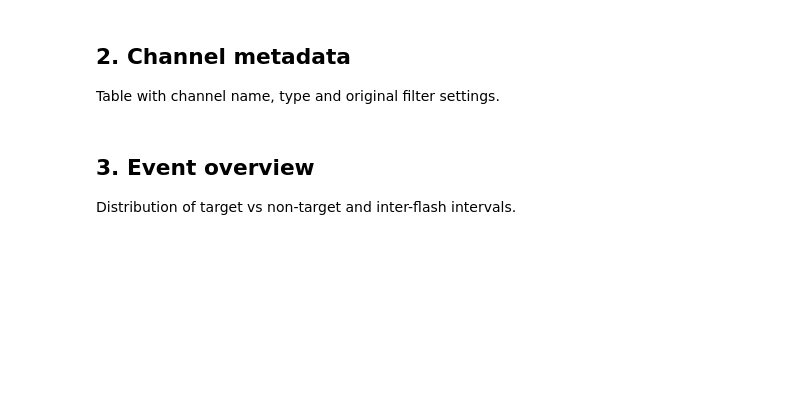
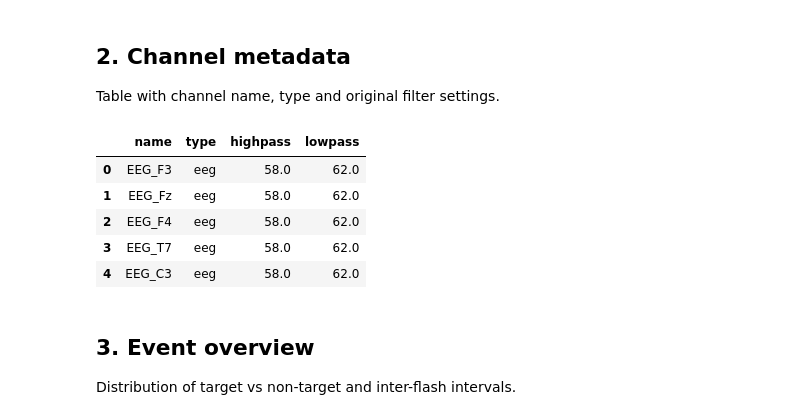
Before and after one commit to tetraminz/neuroHub, a Jupyter notebook: notebooks/bigp3bci_exploration.ipynb, the cells around one changed output. Saved outputs shown, nothing was run; the diff lists cells and outputs as text; code cells hidden in the pictures; blank space fills up the shorter version.

```diff
--- a/notebooks/bigp3bci_exploration.ipynb
+++ b/notebooks/bigp3bci_exploration.ipynb
@@ -35,14 +39,21 @@ Table with channel name, type and original filter settings.
 # %%
 
 from neurohub.io import load_bigp3bci
 import mne
 
 raw = load_bigp3bci(raw_path)
-ch_types = [mne.io.pick.channel_type(raw.info, idx) for idx in range(len(raw.ch_names))]
+ch_types = [mne.channel_type(raw.info, idx) for idx in range(len(raw.ch_names))]
 meta = pd.DataFrame({'name': raw.ch_names, 'type': ch_types})
 meta['highpass'] = raw.info['highpass']
 meta['lowpass'] = raw.info['lowpass']
 meta.head()
+# %% [output]
+|  | name | type | highpass | lowpass |
+| 0 | EEG_F3 | eeg | 58.0 | 62.0 |
+| 1 | EEG_Fz | eeg | 58.0 | 62.0 |
+| 2 | EEG_F4 | eeg | 58.0 | 62.0 |
+| 3 | EEG_T7 | eeg | 58.0 | 62.0 |
+| 4 | EEG_C3 | eeg | 58.0 | 62.0 |
 # %% [markdown]
 ## 3. Event overview
 Distribution of target vs non-target and inter-flash intervals.
```
Also changed, not shown: parts of 5 cells of this notebook.
